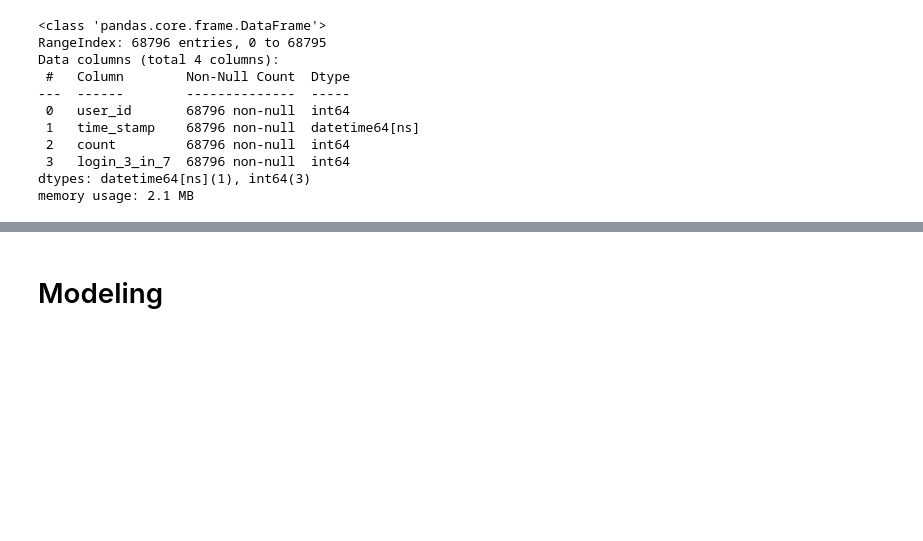
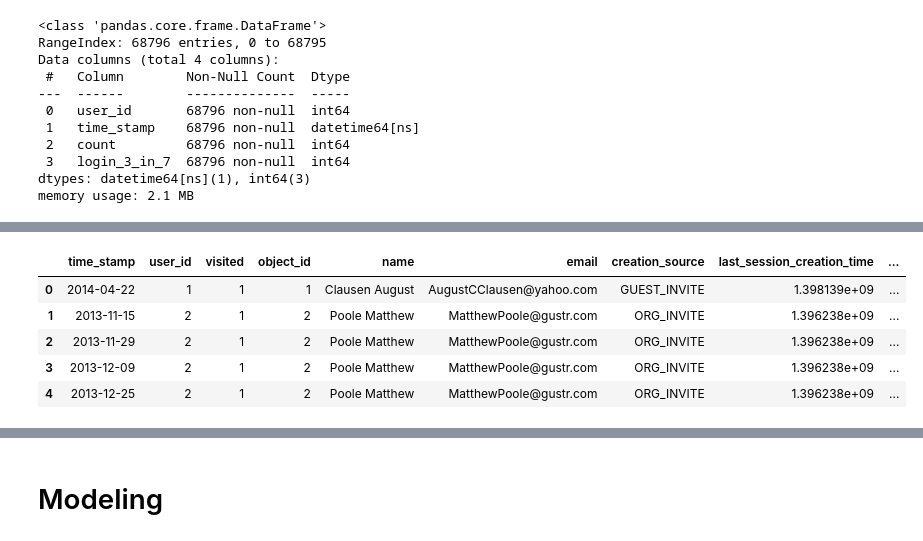
Before and after one commit to freedom-780/relax_challenge, a Jupyter notebook: relax_challenge.ipynb, the cells around one changed output, grey strips where cells are left out. Cells and saved outputs as stored; diff of their text form; code cells hidden in the pictures; blank space fills up the shorter version.

```diff
--- a/relax_challenge.ipynb
+++ b/relax_challenge.ipynb
@@ -59,5 +80,5 @@ df_engage['visited'].hist()
 # %%
-df_join = pd.merge(df_engage, df_users, left_on='user_id', right_on='object_id', how="inner")
+df_join = pd.merge(df_engage, df_users, left_on='user_id', right_on='object_id', how="left")
 # %%
 df_join.head()
 # %% [output]
@@ -115,0 +179,3 @@ memory usage: 22.2+ MB
+# %%
+df_join.drop("invited_by_user_id", axis=1, inplace=True)
+df_join.isnull().sum()
@@ -161,3 +240,0 @@ so **invited_by_user** should be dropped because 91,030 are null, there is still
-# %%
-df_join.drop("invited_by_user_id", inplace=True, axis = 1)
-df_join.info()
@@ -428,0 +589,10 @@ memory usage: 2.1 MB
+# %%
+df_join['time_stamp'] = df_join['time_stamp'].dt.date
+df_join.head()
+# %% [output]
+|  | time_stamp | user_id | visited | object_id | name | email | creation_source | last_session_creation_time | ... |
+| 0 | 2014-04-22 | 1 | 1 | 1 | Clausen August | AugustCClausen@yahoo.com | GUEST_INVITE | 1.398139e+09 | ... |
+| 1 | 2013-11-15 | 2 | 1 | 2 | Poole Matthew | MatthewPoole@gustr.com | ORG_INVITE | 1.396238e+09 | ... |
+| 2 | 2013-11-29 | 2 | 1 | 2 | Poole Matthew | MatthewPoole@gustr.com | ORG_INVITE | 1.396238e+09 | ... |
+| 3 | 2013-12-09 | 2 | 1 | 2 | Poole Matthew | MatthewPoole@gustr.com | ORG_INVITE | 1.396238e+09 | ... |
+| 4 | 2013-12-25 | 2 | 1 | 2 | Poole Matthew | MatthewPoole@gustr.com | ORG_INVITE | 1.396238e+09 | ... |
```
Also changed, not shown: parts of 62 cells of this notebook, 1 other file.
